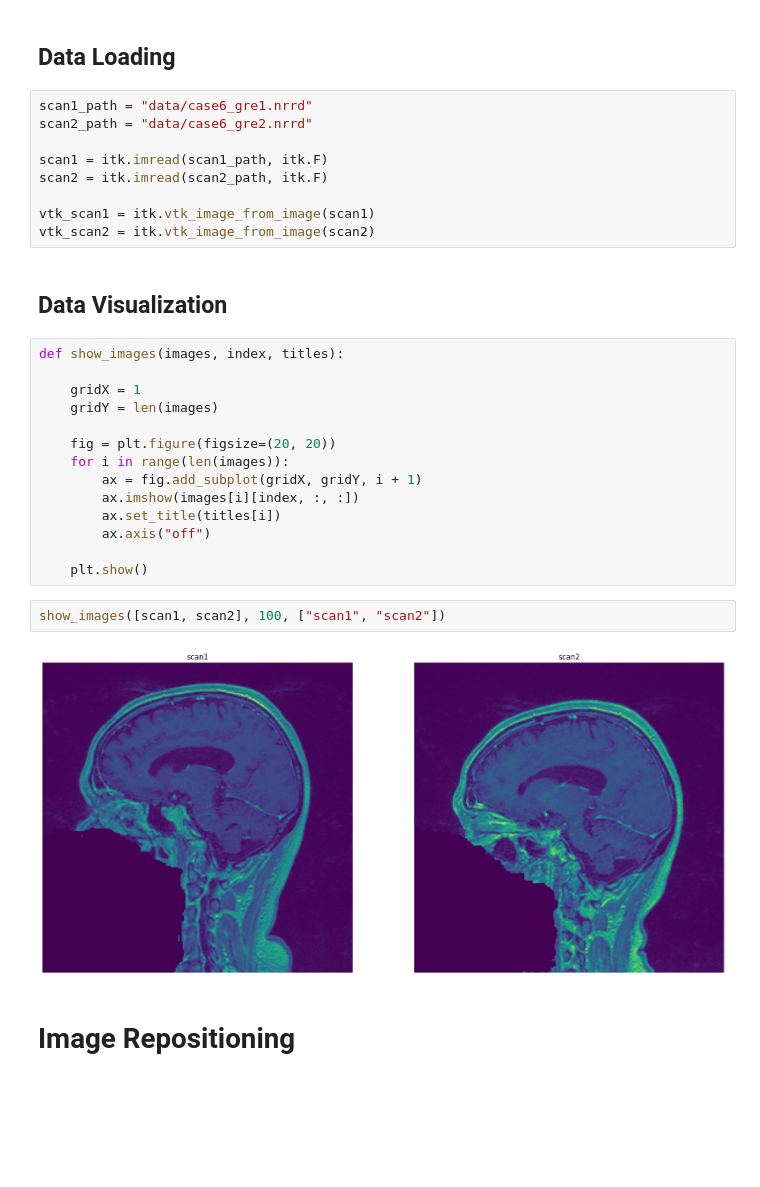
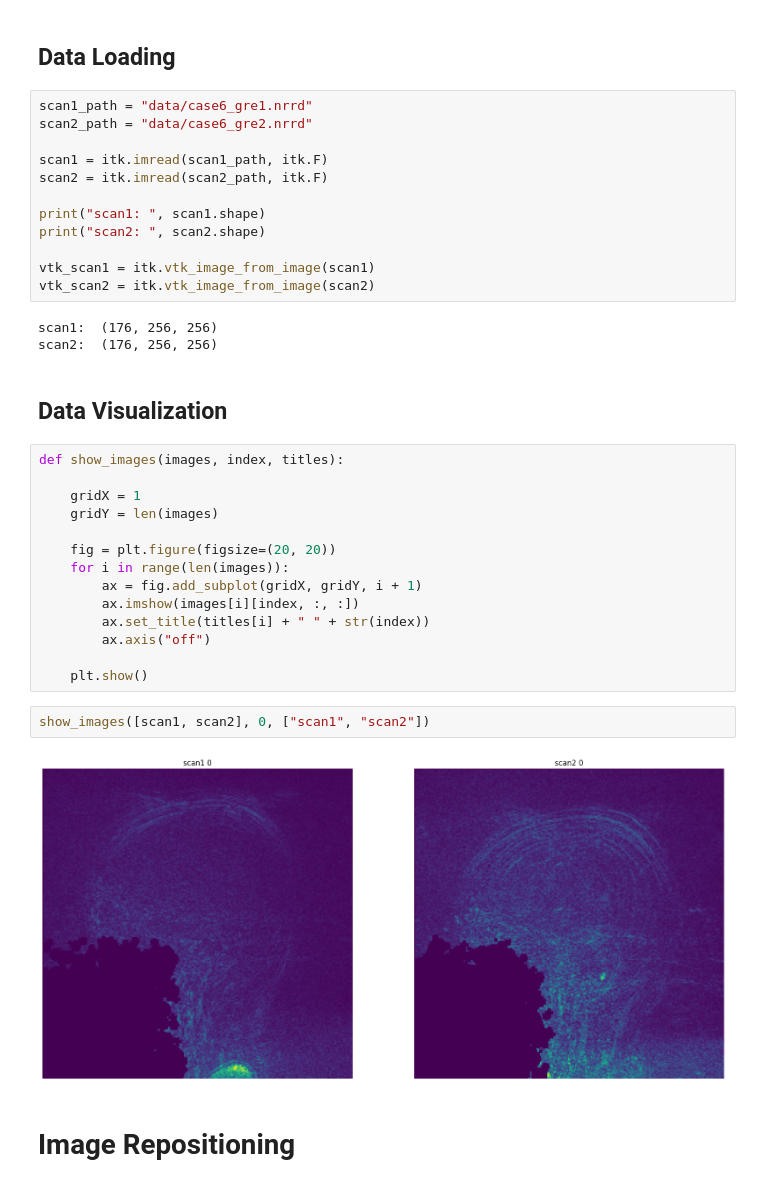
Before and after one commit to vertven/itk-vtk, a Jupyter notebook: project.ipynb, the cells around one changed output. Drawn from its saved outputs; the diff is of its cells as text; blank space fills up the shorter version.

```diff
--- a/project.ipynb
+++ b/project.ipynb
@@ -18,8 +18,14 @@ scan2_path = "data/case6_gre2.nrrd"
 scan1 = itk.imread(scan1_path, itk.F)
 scan2 = itk.imread(scan2_path, itk.F)
 
+print("scan1: ", scan1.shape)
+print("scan2: ", scan2.shape)
+
 vtk_scan1 = itk.vtk_image_from_image(scan1)
 vtk_scan2 = itk.vtk_image_from_image(scan2)
+# %% [output]
+scan1:  (176, 256, 256)
+scan2:  (176, 256, 256)
 # %% [markdown]
 ## Data Visualization
 # %%
@@ -32,14 +38,14 @@ def show_images(images, index, titles):
     for i in range(len(images)):
         ax = fig.add_subplot(gridX, gridY, i + 1)
         ax.imshow(images[i][index, :, :])
-        ax.set_title(titles[i])
+        ax.set_title(titles[i] + " " + str(index))
         ax.axis("off")
 
     plt.show()
 # %%
-show_images([scan1, scan2], 100, ["scan1", "scan2"])
+show_images([scan1, scan2], 0, ["scan1", "scan2"])
 # %% [output]
-[figure, old version]
+[figure, new version]
 # %% [markdown]
 # Image Repositioning
 # %% [markdown]
```
Also changed, not shown: parts of 6 cells of this notebook.
